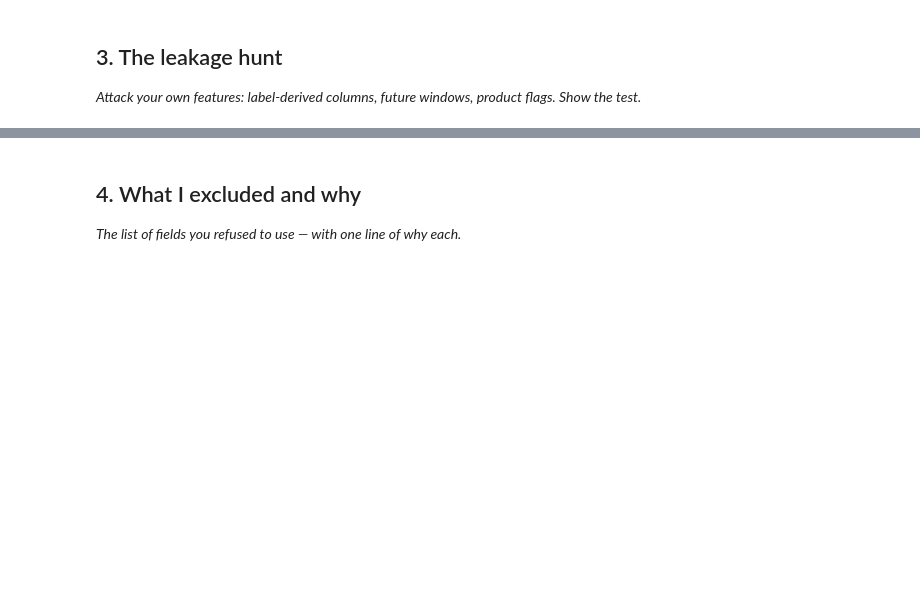
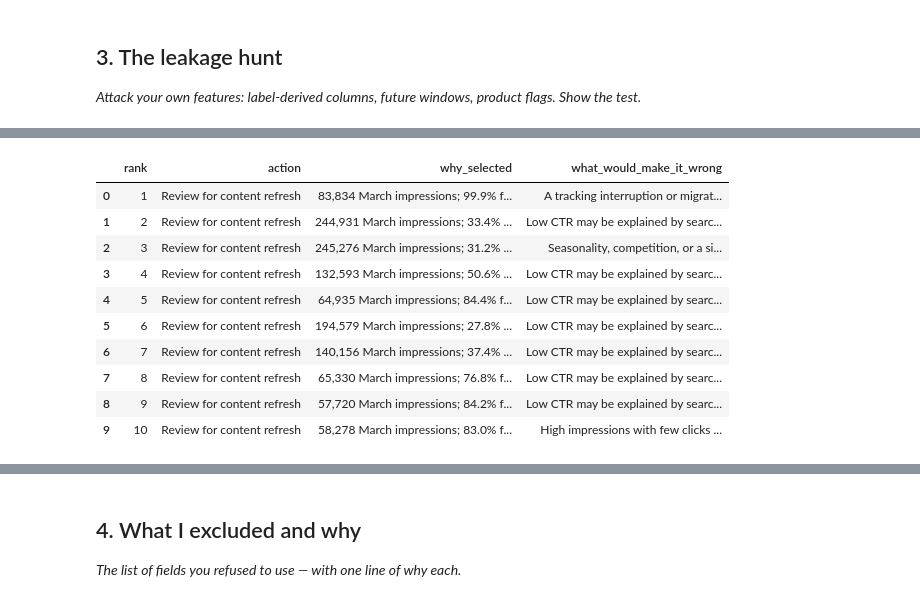
Before and after one commit to mohamedmorsy-ai/flyrank-ml-internship, a Jupyter notebook: work/notebooks/w03_feature_leakage_check.ipynb, the cells around one changed output, grey strips where cells are left out. Cells and saved outputs as stored; diff of their text form; code cells hidden in the pictures; blank space fills up the shorter version.

```diff
--- a/work/notebooks/w03_feature_leakage_check.ipynb
+++ b/work/notebooks/w03_feature_leakage_check.ipynb
@@ -29,0 +410,79 @@ This skeleton is yours to fill. Work the sections **in order** — each one has
+# %%
+
+# ML-05 — CELL 3
+# Skeptical review of the top 10
+
+print("=" * 60)
+print("TOP-10 MANUAL REVIEW CHECKLIST")
+print("=" * 60)
+
+top10 = queue.head(10).copy()
+
+reviews = []
+
+for _, row in top10.iterrows():
+
+    rank = int(row["rank"])
+    impressions = int(row["impressions_march"])
+    drop = float(row["march_drop_pct"])
+    clicks = int(row["clicks_march"])
+
+    action = "Review for content refresh"
+
+    why = (
+        f"{impressions:,} March impressions; "
+        f"{drop:.1%} fall in daily impressions "
+        f"between March halves."
+    )
+
+    # Skeptical reasons based on observable context
+    if row["late_days"] < 12:
+        weakness = (
+            "Incomplete late-month coverage may "
+            "exaggerate the apparent decline."
+        )
+    elif drop >= 0.85:
+        weakness = (
+            "A tracking interruption or migration "
+            "could mimic a sharp traffic collapse."
+        )
+    elif clicks <= 5:
+        weakness = (
+            "High impressions with few clicks may "
+            "reflect low relevance or search intent."
+        )
+    elif row["ctr_march"] < 0.005:
+        weakness = (
+            "Low CTR may be explained by search "
+            "position or SERP layout."
+        )
+    else:
+        weakness = (
+            "Seasonality, competition, or a sibling "
+            "page absorbing demand could explain it."
+        )
+
+    reviews.append({
+        "rank": rank,
+        "action": action,
+        "why_selected": why,
+        "what_would_make_it_wrong": weakness
+    })
+
+review_df = pd.DataFrame(reviews)
+
+display(review_df)
+
+print("\nTOP-10 REVIEW — ONE LINE PER CANDIDATE")
+
+for r in reviews:
+    print(
+        f"\n#{r['rank']} | "
+        f"Action: {r['action']} | "
+        f"Why: {r['why_selected']} | "
+        f"Could be wrong if: {r['what_would_make_it_wrong']}"
+    )
+
+print("\nReview all 10 explanations before acting.")
+print("These are review candidates, not confirmed fixes.")
+# %% [output]
@@ -29,0 +492,11 @@ This skeleton is yours to fill. Work the sections **in order** — each one has
+|  | rank | action | why_selected | what_would_make_it_wrong |
+| 0 | 1 | Review for content refresh | 83,834 March impressions; 99.9% f... | A tracking interruption or migrat... |
+| 1 | 2 | Review for content refresh | 244,931 March impressions; 33.4% ... | Low CTR may be explained by searc... |
+| 2 | 3 | Review for content refresh | 245,276 March impressions; 31.2% ... | Seasonality, competition, or a si... |
+| 3 | 4 | Review for content refresh | 132,593 March impressions; 50.6% ... | Low CTR may be explained by searc... |
+| 4 | 5 | Review for content refresh | 64,935 March impressions; 84.4% f... | Low CTR may be explained by searc... |
+| 5 | 6 | Review for content refresh | 194,579 March impressions; 27.8% ... | Low CTR may be explained by searc... |
+| 6 | 7 | Review for content refresh | 140,156 March impressions; 37.4% ... | Low CTR may be explained by searc... |
+| 7 | 8 | Review for content refresh | 65,330 March impressions; 76.8% f... | Low CTR may be explained by searc... |
+| 8 | 9 | Review for content refresh | 57,720 March impressions; 84.2% f... | Low CTR may be explained by searc... |
+| 9 | 10 | Review for content refresh | 58,278 March impressions; 83.0% f... | High impressions with few clicks ... |
```
Also changed, not shown: parts of 9 cells of this notebook.
